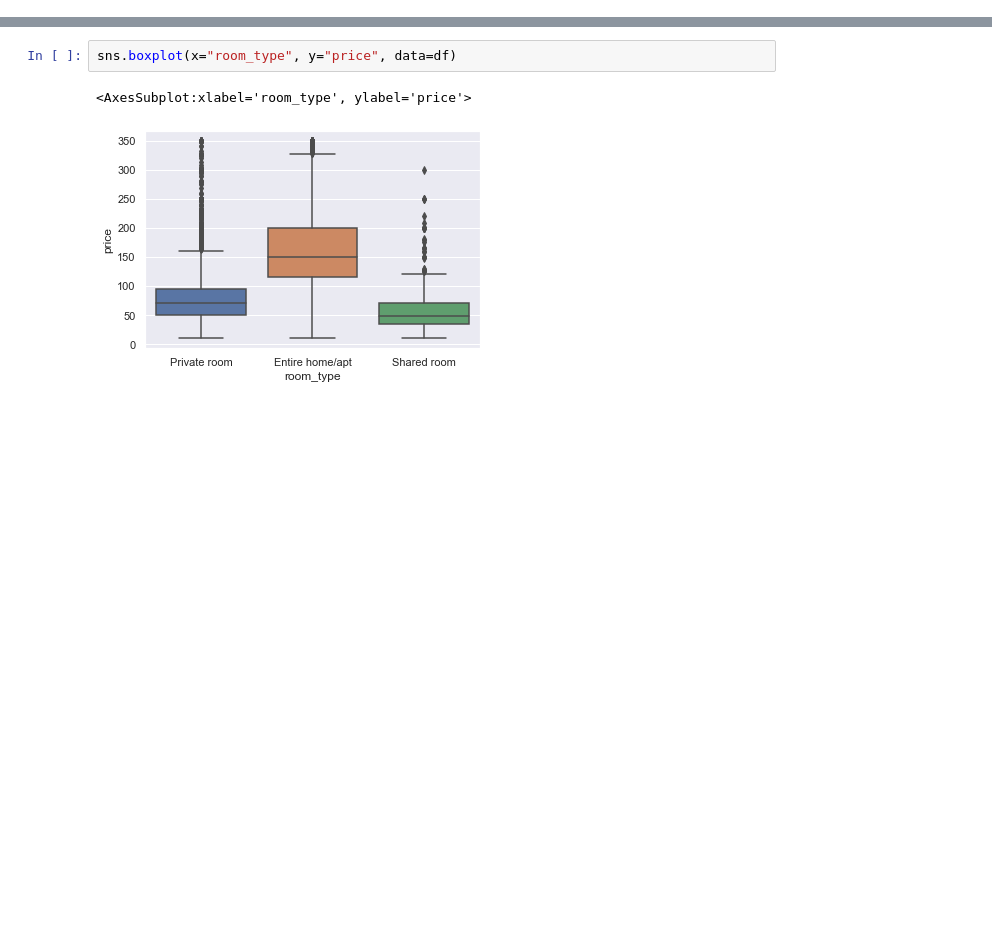
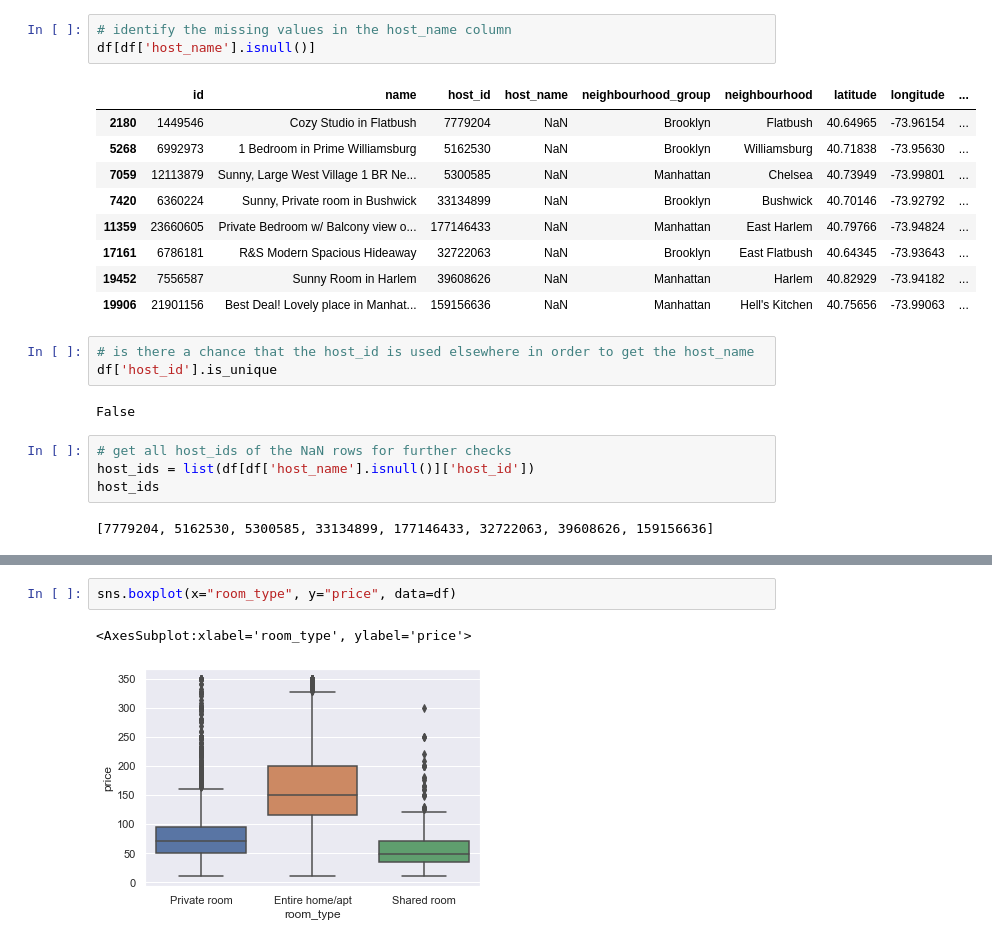
Before and after one commit to kangaroo98/nd0821-c2-build-model-workflow-starter, a Jupyter notebook: src/eda/EDA.ipynb, the cells around one changed output, grey strips where cells are left out. Saved outputs shown, nothing was run; the diff lists cells and outputs as text; blank space fills up the shorter version.

```diff
--- a/src/eda/EDA.ipynb
+++ b/src/eda/EDA.ipynb
@@ -64,0 +117,24 @@ df['last_review'] = pd.to_datetime(df['last_review'])
+# %%
+# identify the missing values in the host_name column
+df[df['host_name'].isnull()]
+# %% [output]
+|  | id | name | host_id | host_name | neighbourhood_group | neighbourhood | latitude | longitude | ... |
+| 2180 | 1449546 | Cozy Studio in Flatbush | 7779204 | NaN | Brooklyn | Flatbush | 40.64965 | -73.96154 | ... |
+| 5268 | 6992973 | 1 Bedroom in Prime Williamsburg | 5162530 | NaN | Brooklyn | Williamsburg | 40.71838 | -73.95630 | ... |
+| 7059 | 12113879 | Sunny, Large West Village 1 BR Ne... | 5300585 | NaN | Manhattan | Chelsea | 40.73949 | -73.99801 | ... |
+| 7420 | 6360224 | Sunny, Private room in Bushwick | 33134899 | NaN | Brooklyn | Bushwick | 40.70146 | -73.92792 | ... |
+| 11359 | 23660605 | Private Bedroom w/ Balcony view o... | 177146433 | NaN | Manhattan | East Harlem | 40.79766 | -73.94824 | ... |
+| 17161 | 6786181 | R&S Modern Spacious Hideaway | 32722063 | NaN | Brooklyn | East Flatbush | 40.64345 | -73.93643 | ... |
+| 19452 | 7556587 | Sunny Room in Harlem | 39608626 | NaN | Manhattan | Harlem | 40.82929 | -73.94182 | ... |
+| 19906 | 21901156 | Best Deal! Lovely place in Manhat... | 159156636 | NaN | Manhattan | Hell's Kitchen | 40.75656 | -73.99063 | ... |
+# %%
+# is there a chance that the host_id is used elsewhere in order to get the host_name
+df['host_id'].is_unique
+# %% [output]
+False
+# %%
+# get all host_ids of the NaN rows for further checks
+host_ids = list(df[df['host_name'].isnull()]['host_id'])
+host_ids
+# %% [output]
+[7779204, 5162530, 5300585, 33134899, 177146433, 32722063, 39608626, 159156636]
```
Also changed, not shown: parts of 22 cells of this notebook, 5 other files.
